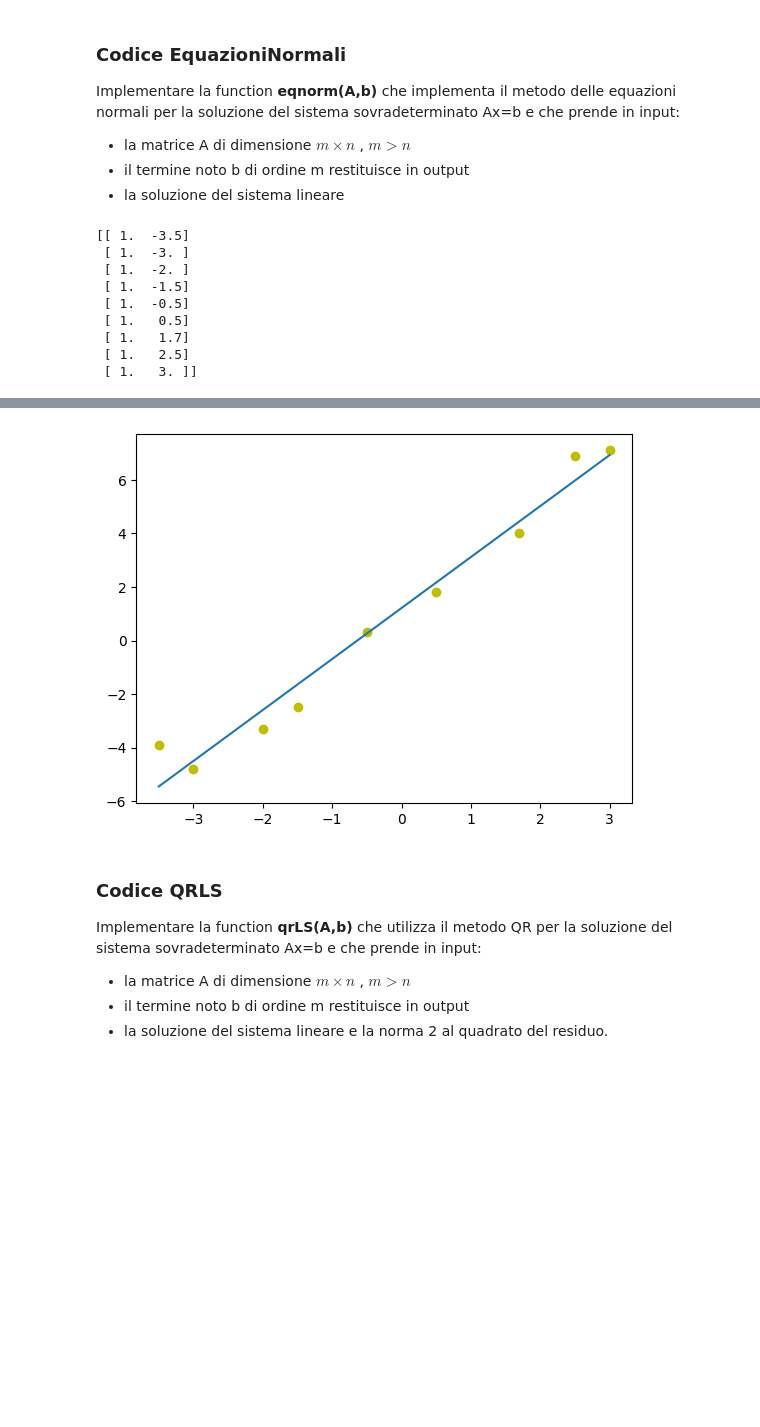
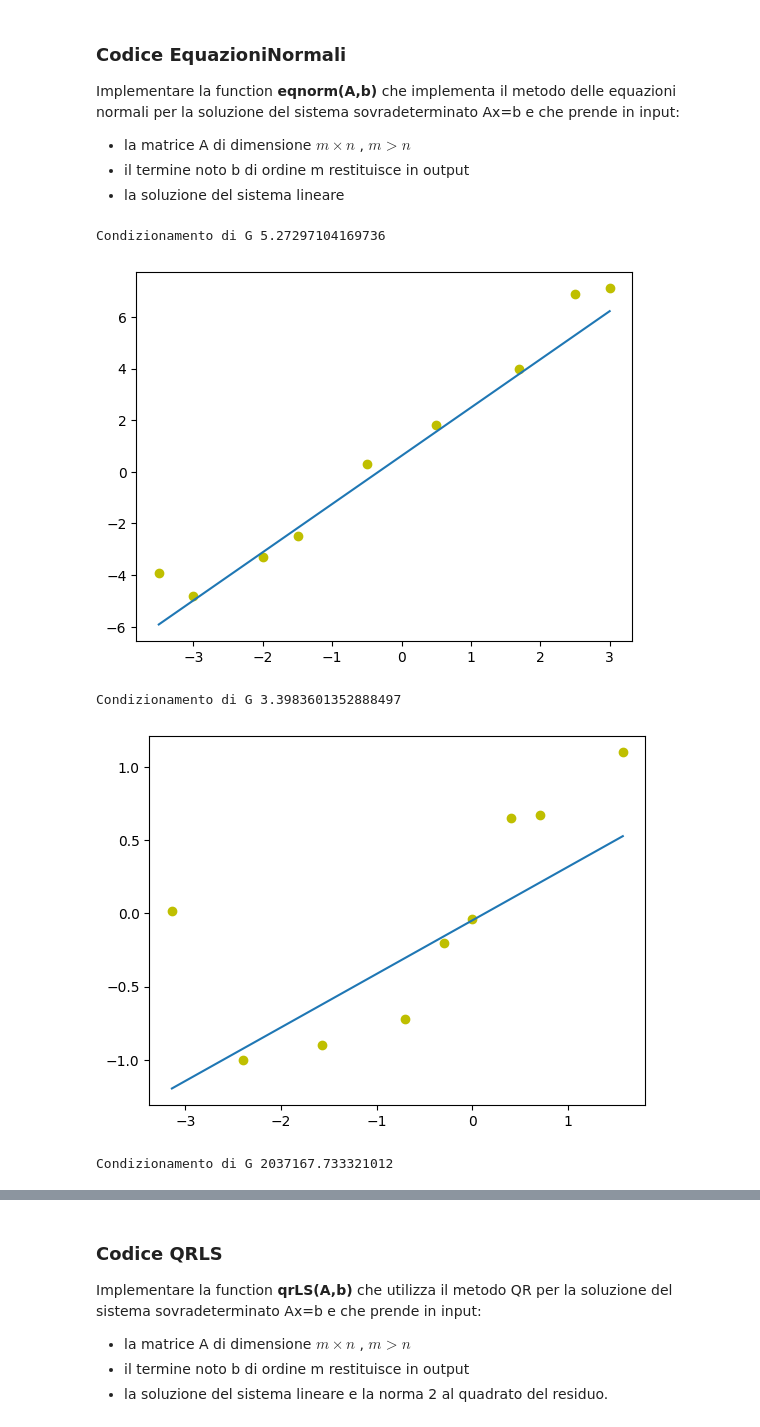
Before and after one commit to Nickolausen/unibo-metodi-numerici, a Jupyter notebook: lab12/ESercitazione_12.ipynb, the cells around one changed output, grey strips where cells are left out. Cells and saved outputs as stored; diff of their text form; code cells hidden in the pictures; blank space fills up the shorter version.

```diff
--- a/lab12/ESercitazione_12.ipynb
+++ b/lab12/ESercitazione_12.ipynb
@@ -16,38 +16,44 @@ Implementare la function  **eqnorm(A,b)** che implementa il metodo delle equazio
 restituisce in output
 - la soluzione del sistema lineare
 # %%
+# Dobbiamo risolvere il sistema Gx = At·b
+# Possiamo scomporre la matrice G = L·Lt tramite Cholesky
 def eqnorm(A, b):
     G = A.T @ A
-    condizG = np.linalg.cond(G, np.inf)
-
-    f = A.T @ b
-    L = sp.linalg.cholesky(G, lower=True) # lower = True va specificato!
-    # Di default, viene restituito la matrice triangolare superiore — non quella inferiore!
-    U = L.T
-
-    z, flag = Lsolve(L, f)
+    print("Condizionamento di G", np.linalg.cond(G, 2))
+    L = sp.linalg.cholesky(G, lower=True)
+    Lt = L.T
+    y, flag = Lsolve(Lt, A.T @ b)
     if flag == 0:
-        a, flag = Usolve(U, z)
-        return a
+        return Usolve(L, y)[0]
 # %%
 x_1 = np.array([-3.5, -3, -2, -1.5, -0.5, 0.5, 1.7, 2.5, 3])
 y_1 = np.array([-3.9, -4.8, -3.3, -2.5, 0.3, 1.8, 4, 6.9, 7.1])
-n = 1 # grado del polinomio di approssimazione nel senso dei minimi quadrati
-gradi_lib = n + 1 # gradi di libertà di un polinomio
-A = np.vander(x_1, increasing=True)[:,:gradi_lib]
-print(A)
-coeff_eqn = eqnorm(A, y_1)
 x_2 = np.array([-3.14, -2.4, -1.57, -0.7, -0.3, 0, 0.4, 0.7, 1.57])
 y_2 = np.array([0.02, -1, -0.9, -0.72, -0.2, -0.04, 0.65, 0.67, 1.1])
 x_3 = np.array([1.001, 1.004, 1.005, 1.0012, 1.0013, 1.0014, 1.0015, 1.0016])
-y_3 = np.array([-1.2, -0.95, -0.9, -1.15, -1.1, -1])
+y_3 = np.array([-1.2, -0.95, -0.9, -1.15, -1.1, -1]) # AAAA mancano 2 dati!
+data = [
+    (x_1, y_1),
+    (x_2, y_2),
+    (x_3, y_3)
+]
+
+n = 1 # grado del polinomio di approssimazione nel senso dei minimi quadrati
+gradi_lib = n + 1 # gradi di libertà di un polinomio
+
+for x_n, y_n in data:
+    A = np.vander(x_n, increasing=True)[:,:gradi_lib]
+    coeff_eqn = eqnorm(A, y_n)
+    xv = np.linspace(np.min(x_n), np.max(x_n), 100)
+
+    pol_eqn = np.polyval(np.flip(coeff_eqn), xv)
+
+    plt.plot(x_n, y_n, "yo", xv, pol_eqn)
+    plt.show()
 # %% [output]
-[[ 1.  -3.5]
- [ 1.  -3. ]
- [ 1.  -2. ]
- [ 1.  -1.5]
- [ 1.  -0.5]
- [ 1.   0.5]
- [ 1.   1.7]
- [ 1.   2.5]
- [ 1.   3. ]]
+Condizionamento di G 5.27297104169736
+[figure, added]
+Condizionamento di G 3.3983601352888497
+[figure, added]
+Condizionamento di G 2037167.733321012
@@ -54,10 +61,3 @@ y_3 = np.array([-1.2, -0.95, -0.9, -1.15, -1.1, -1])
-# %%
-xv = np.linspace(np.min(x_1), np.max(x_1), 100)
-pol_eqn = np.polyval(np.flip(coeff_eqn), xv)
-plt.plot(x_1, y_1, "yo", xv, pol_eqn)
-plt.show()
-# %% [output]
-[figure, removed]
 # %% [markdown]
 ### Codice QRLS
 Implementare la function  **qrLS(A,b)** che utilizza il metodo QR per la soluzione del sistema sovradeterminato Ax=b e che prende in input:
```
Also changed, not shown: parts of 3 cells of this notebook, 1 other file.
